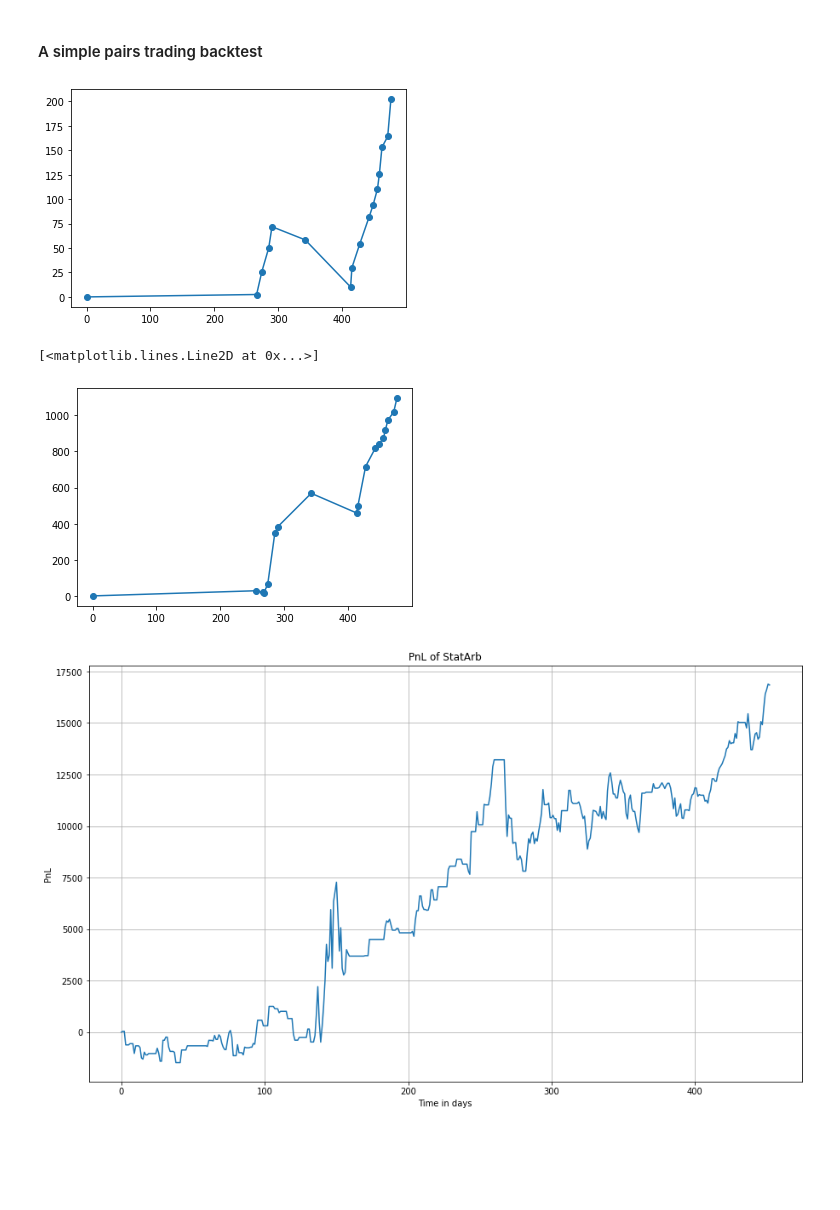
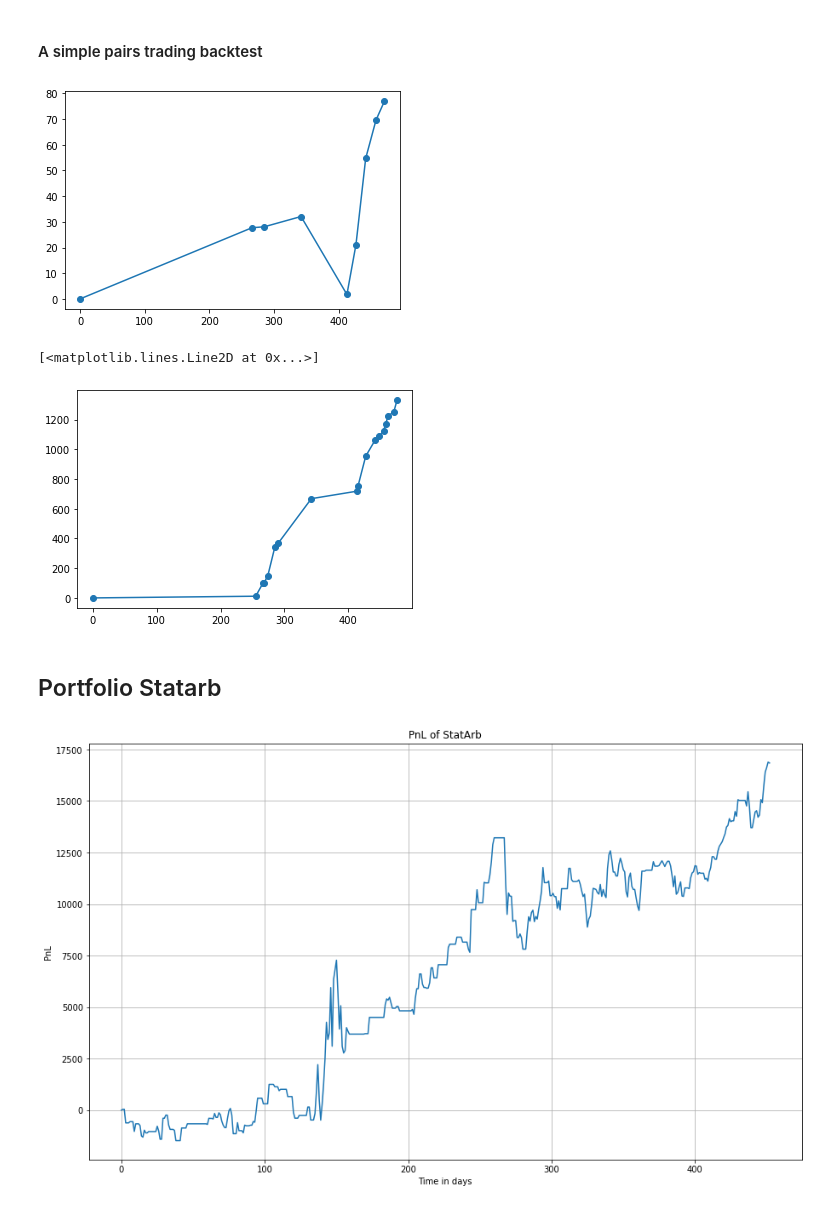
Before and after one commit to rodler/quantinsti_statarb, a Jupyter notebook: PCA_2.ipynb, the cells around one changed output. Cells and saved outputs as stored; diff of their text form; code cells hidden in the pictures; blank space fills up the shorter version.

```diff
--- a/PCA_2.ipynb
+++ b/PCA_2.ipynb
@@ -379,45 +380,44 @@ def backtest(aapl,nflx,th):
   idxs = [0]
 
   for i in range(len(aapl)):
+    # GET DATA FROM MARKET
     if i<lkbk:
       continue
 
     za = Zscore(aapl[i-lkbk:i])
     zn = Zscore(nflx[i-lkbk:i])
+
     signal = za[-1] - zn[-1]
     if not inpos:
       hedge_ratio = np.polyfit(aapl[i-lkbk:i],nflx[i-lkbk:i],1)[0]
-      EIG = np.linalg.eig(np.cov(np.array([aapl[i-lkbk:i],nflx[i-lkbk:i]])))
-      idx = np.argsort(EIG[0])[-1]
-      hedge_ratio = EIG[1][1][idx]/EIG[1][0][idx]
-      #print(idx, hedge_ratio)
 
     if inpos==0 and signal<-th:
       entry = aapl[i]*hedge_ratio - nflx[i]
+      # SEND ENTRY ORDERS TO MARKET
       inpos = 1
 
     elif inpos>0 and signal>0:
       pnl =  (aapl[i]*hedge_ratio - nflx[i]) - entry
       inpos = 0
       pnls.append(pnl)
       idxs.append(i)
 
     if inpos==0 and signal>th:
       entry =  aapl[i]*hedge_ratio - nflx[i]
       inpos = -1
 
     elif inpos<0 and signal<0:
       pnl = entry - (aapl[i]*hedge_ratio - nflx[i])
       inpos = 0
       pnls.append(pnl)
       idxs.append(i)
 
   return idxs,pnls
 
-idxs,pnls = backtest(aapl,nflx,0.2)
+idxs,pnls = backtest(aapl,nflx,0.3)
 plt.plot(idxs,np.cumsum(pnls),'-o');
 # %% [output]
-[figure, old version]
+[figure, new version]
 # %%
 ths = np.linspace(0.1,1.5,15)
 ts = []
@@ -430,5 +430,7 @@ df = pd.DataFrame(ts).T.fillna(0)
 plt.plot(df.cumsum().sum(axis=1),'-o')
 # %% [output]
 [<matplotlib.lines.Line2D at 0x...>]
-[figure, old version]
+[figure, new version]
+# %% [markdown]
+## Portfolio Statarb
 # %%
```
Also changed, not shown: parts of 3 cells of this notebook.
